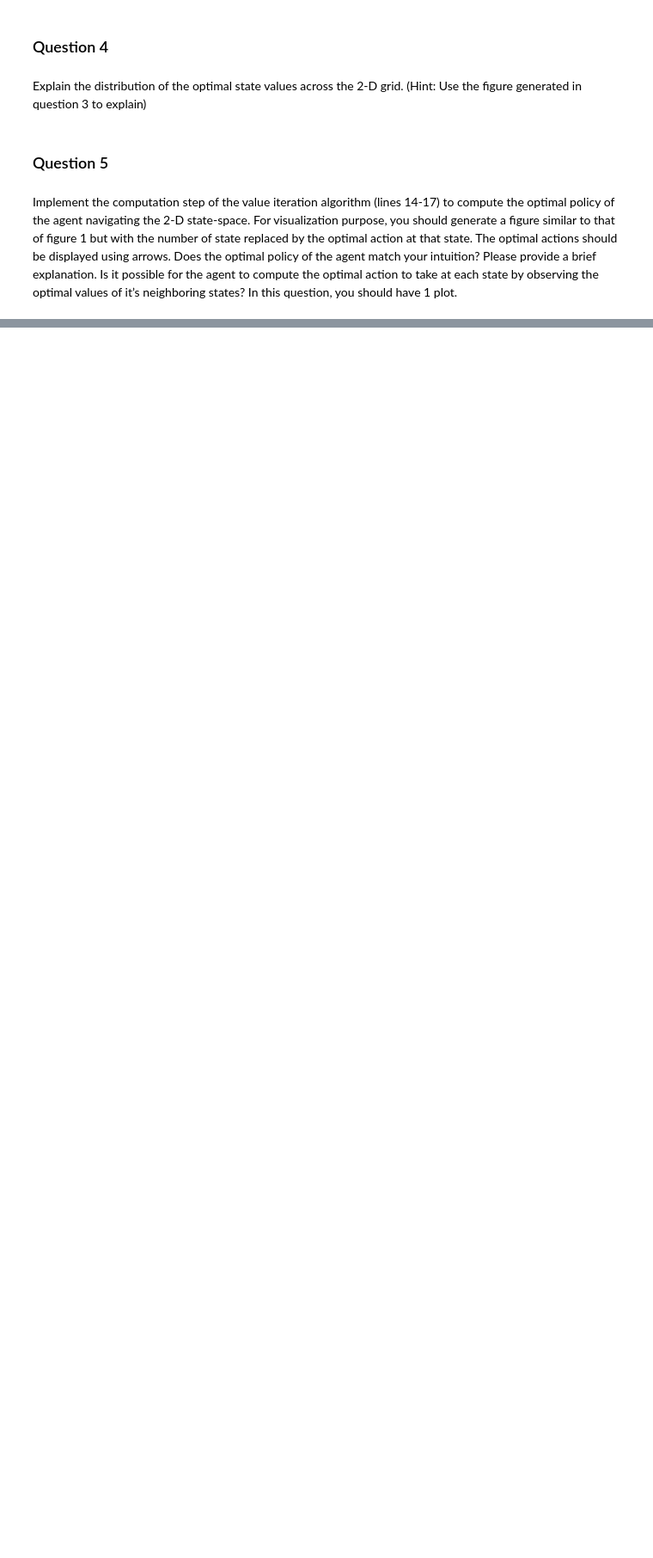
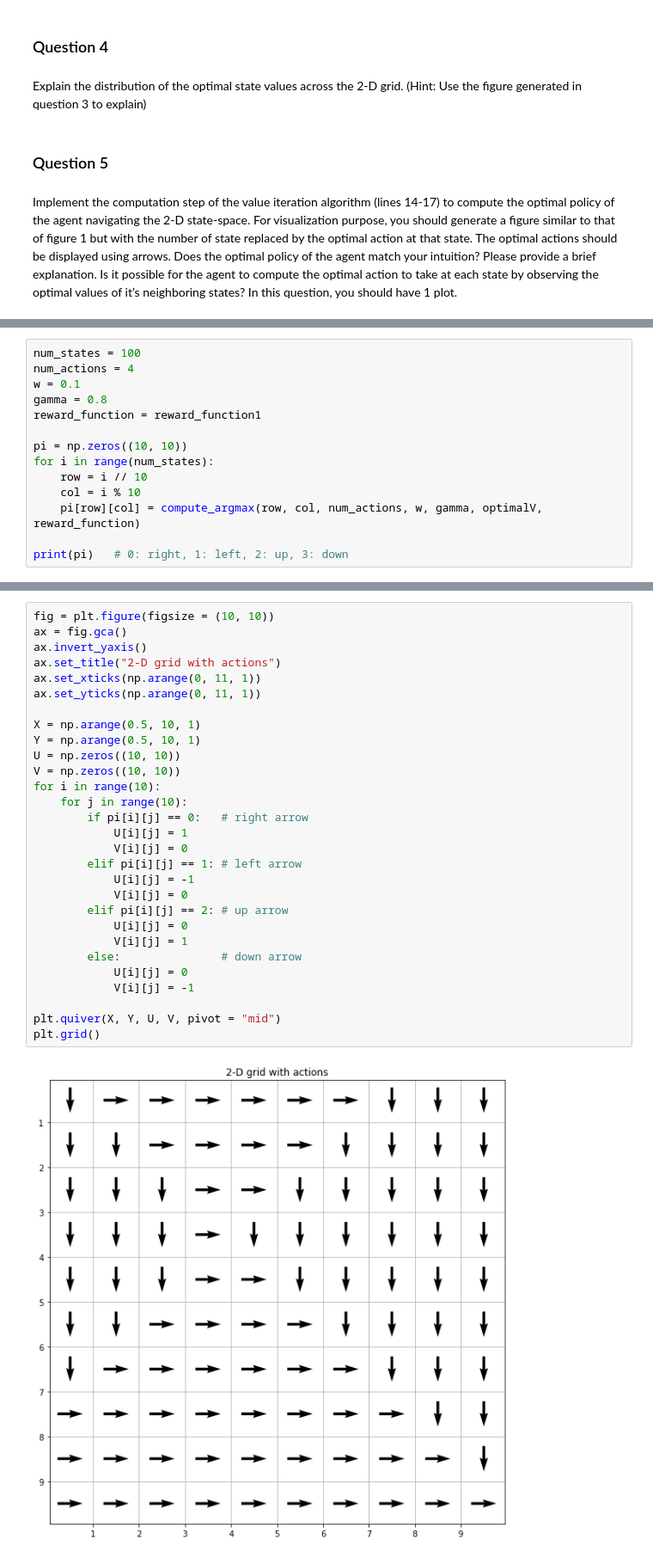
Before and after one commit to Shuyifan/Large-Scale-Social-and-Complex-Networks-Design-and-Algorithms, a Jupyter notebook: Project 3/Project 3.ipynb, the cells around one changed output, grey strips where cells are left out. Shown at 86% size. Drawn from its saved outputs; the diff is of its cells as text; blank space fills up the shorter version.

```diff
--- a/Project 3/Project 3.ipynb
+++ b/Project 3/Project 3.ipynb
@@ -210,0 +240,14 @@ Implement the computation step of the value iteration algorithm (lines 14-17) to
+# %%
+num_states = 100
+num_actions = 4
+w = 0.1
+gamma = 0.8
+reward_function = reward_function1
+
+pi = np.zeros((10, 10))
+for i in range(num_states):
+    row = i // 10
+    col = i % 10
+    pi[row][col] = compute_argmax(row, col, num_actions, w, gamma, optimalV, reward_function)
+
+print(pi)   # 0: right, 1: left, 2: up, 3: down
@@ -210,0 +265,31 @@ Implement the computation step of the value iteration algorithm (lines 14-17) to
+# %%
+fig = plt.figure(figsize = (10, 10))
+ax = fig.gca()
+ax.invert_yaxis()
+ax.set_title("2-D grid with actions")
+ax.set_xticks(np.arange(0, 11, 1))
+ax.set_yticks(np.arange(0, 11, 1))
+
+X = np.arange(0.5, 10, 1)
+Y = np.arange(0.5, 10, 1)
+U = np.zeros((10, 10))
+V = np.zeros((10, 10))
+for i in range(10):
+    for j in range(10):
+        if pi[i][j] == 0:   # right arrow
+            U[i][j] = 1
+            V[i][j] = 0
+        elif pi[i][j] == 1: # left arrow
+            U[i][j] = -1
+            V[i][j] = 0
+        elif pi[i][j] == 2: # up arrow
+            U[i][j] = 0
+            V[i][j] = 1
+        else:               # down arrow
+            U[i][j] = 0
+            V[i][j] = -1
+
+plt.quiver(X, Y, U, V, pivot = "mid")
+plt.grid()
+# %% [output]
+[figure, added]
```
Also changed, not shown: parts of 2 cells of this notebook.
